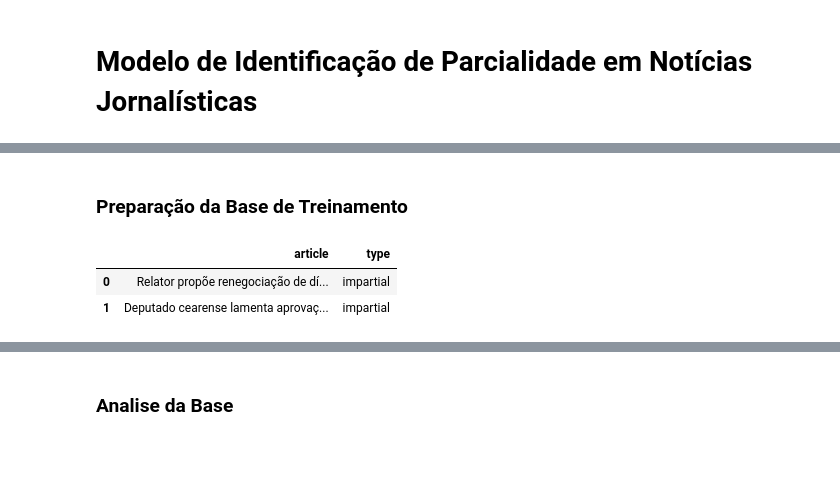
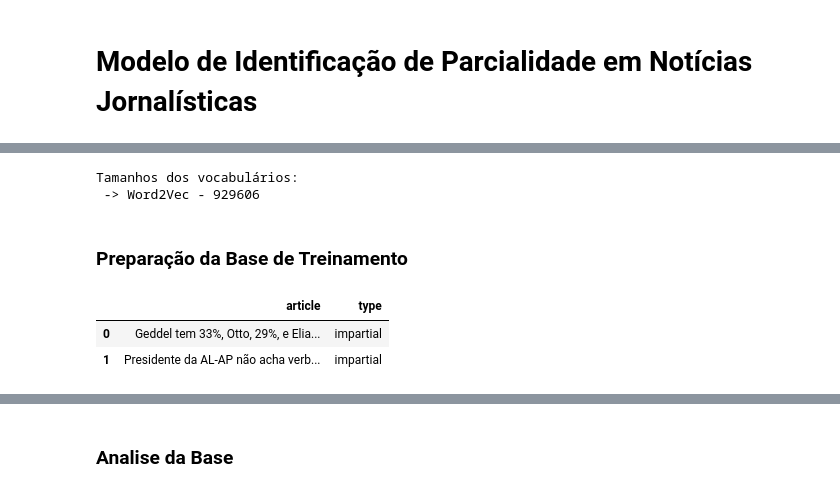
Before and after one commit to JosueSantos/impartiality_discovery, a Jupyter notebook: ImpartialityDiscovery.ipynb, the cells around one changed output, grey strips where cells are left out. Cells and saved outputs as stored; diff of their text form; code cells hidden in the pictures; blank space fills up the shorter version.

```diff
--- a/ImpartialityDiscovery.ipynb
+++ b/ImpartialityDiscovery.ipynb
@@ -6,20 +29,3 @@
-# %%
-"""
-Mapeamento dos Arquivos
-"""
-
-BASE_GROUND_TRUTH = '/content/drive/MyDrive/Colab Notebooks/base_ground_truth.csv'
-
-TRAINING = '/content/drive/MyDrive/Colab Notebooks/base_training.csv'
-TRAINING_NAIVE_BAYES = '/content/drive/MyDrive/Colab Notebooks/base_training_naive_bayes.csv'
-
-MODEL_GENERATOR = False
-MODEL_IN = '/content/drive/MyDrive/Colab Notebooks/model_naive_bayes_01.wv'
-MODEL_OUT = '/content/drive/MyDrive/Colab Notebooks/model_naive_bayes_01.wv'
-
-HISTORY_RESULTS = '/content/drive/MyDrive/Colab Notebooks/history_results_naive_bayes_01.csv'
-
-WORD2VEC_S50 = '/content/drive/MyDrive/Colab Notebooks/word2vec_s50.txt'
 # %%
 from google.colab import drive
 drive.mount('/content/drive')
@@ -152,15 +215,23 @@ Tamanhos dos vocabulários:
+# %%
+# Carregar o Word Embedding Pré-Treinado
+Word2Vec = KeyedVectors.load_word2vec_format(WORD2VEC_S50)
+
+MAX_NB_WORDS = len(Word2Vec.vocab)
+EMBEDDING_DIM = 50
+
+print("\nTamanhos dos vocabulários:\n -> Word2Vec - " + str(MAX_NB_WORDS))
+# %% [output]
+Tamanhos dos vocabulários:
+ -> Word2Vec - 929606
 # %% [markdown]
 ### Preparação da Base de Treinamento
 # %%
-# TRAINING -> Base gerada a partir da analise do SentiStrength
-# TRAINING_NAIVE_BAYES -> Base gerada a partir da analise do Naive Bayes
-
-train = pd.read_csv(TRAINING_NAIVE_BAYES , sep=';', index_col=None, names=['article','type'])
+train = pd.read_csv(TRAINING , sep=';', index_col=None, names=['article','type'])
 train.head(2)
 # %% [output]
 |  | article | type |
-| 0 | Relator propõe renegociação de dí... | impartial |
-| 1 | Deputado cearense lamenta aprovaç... | impartial |
+| 0 | Geddel tem 33%, Otto, 29%, e Elia... | impartial |
+| 1 | Presidente da AL-AP não acha verb... | impartial |
 # %%
 print("\nTamanhos da Base:\n -> Treinamento - " + str(len(train)))
 
```
Also changed, not shown: parts of 21 cells of this notebook, 18 other files.
